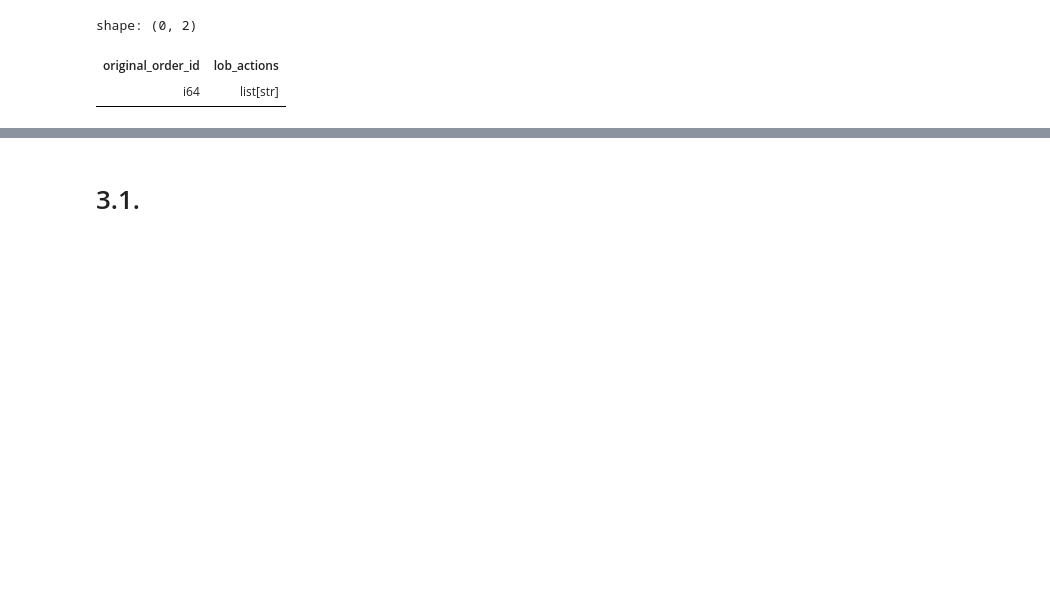
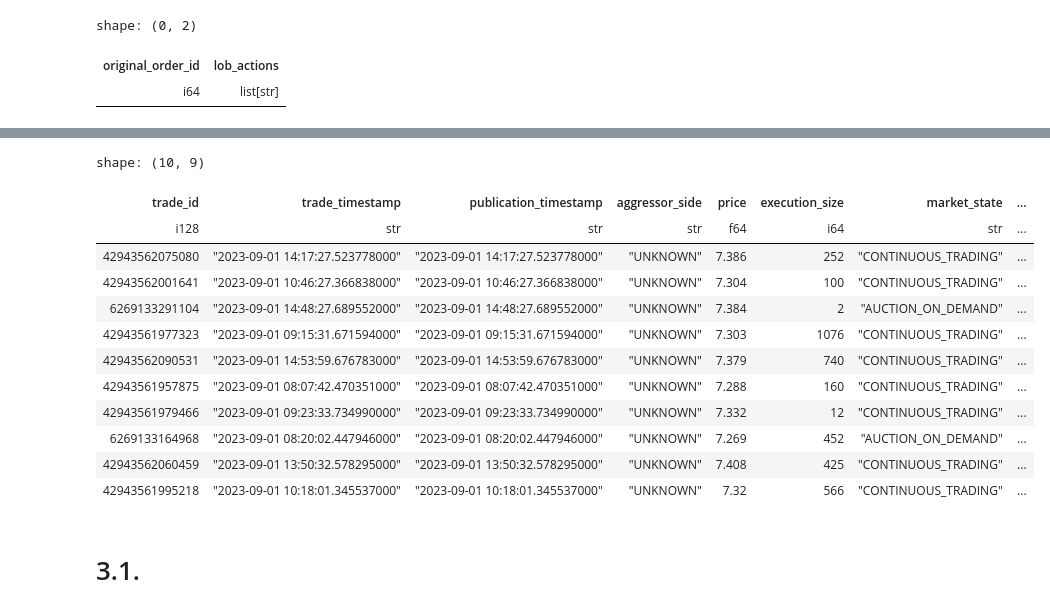
Before and after one commit to tsetsinaydenov/financial-data-science, a Jupyter notebook: main.ipynb, the cells around one changed output, grey strips where cells are left out. Saved outputs shown, nothing was run; the diff lists cells and outputs as text; code cells hidden in the pictures; blank space fills up the shorter version.

```diff
--- a/main.ipynb
+++ b/main.ipynb
@@ -149,3 +202,31 @@ orders_without_remove.collect().show(limit=20)
 shape: (0, 2)
 | original_order_id | lob_actions |
 | i64 | list[str] |
+# %%
+# Ideally, all trade_id's in the LOB would be found in the trades dataset,
+# but this does not seem to be the case:
+# I take all unique trade_id's in the LOB and I compare them against the trades dataset.
+# Interestingly, the relevant trade_ids are associated only aggressor_side = UNKNOWN.
+# Changing to from anti to inner join in trade_id_check will return BID and ASK only.
+trade_ids_unique = quotes_inc_eu.select(pl.col("trade_id")).unique()
+
+trade_id_check = trades_eu.join(
+    trade_ids_unique,
+    on="trade_id",
+    how="anti"
+)
+
+show_histogram(
+    df=trade_id_check,
+    column_name="trade_type",
+    x_label="Trade Types"
+)
+
+show_histogram(
+    df=trade_id_check,
+    column_name="aggressor_side",
+    x_label="Aggressor Side"
+)
+
+trade_id_check.collect().sample(10)
+# %% [output]
@@ -152,3 +235,16 @@ shape: (0, 2)
+shape: (10, 9)
+| trade_id | trade_timestamp | publication_timestamp | aggressor_side | price | execution_size | market_state | ... |
+| i128 | str | str | str | f64 | i64 | str | ... |
+| 42943562075080 | "2023-09-01 14:17:27.523778000" | "2023-09-01 14:17:27.523778000" | "UNKNOWN" | 7.386 | 252 | "CONTINUOUS_TRADING" | ... |
+| 42943562001641 | "2023-09-01 10:46:27.366838000" | "2023-09-01 10:46:27.366838000" | "UNKNOWN" | 7.304 | 100 | "CONTINUOUS_TRADING" | ... |
+| 6269133291104 | "2023-09-01 14:48:27.689552000" | "2023-09-01 14:48:27.689552000" | "UNKNOWN" | 7.384 | 2 | "AUCTION_ON_DEMAND" | ... |
+| 42943561977323 | "2023-09-01 09:15:31.671594000" | "2023-09-01 09:15:31.671594000" | "UNKNOWN" | 7.303 | 1076 | "CONTINUOUS_TRADING" | ... |
+| 42943562090531 | "2023-09-01 14:53:59.676783000" | "2023-09-01 14:53:59.676783000" | "UNKNOWN" | 7.379 | 740 | "CONTINUOUS_TRADING" | ... |
+| 42943561957875 | "2023-09-01 08:07:42.470351000" | "2023-09-01 08:07:42.470351000" | "UNKNOWN" | 7.288 | 160 | "CONTINUOUS_TRADING" | ... |
+| 42943561979466 | "2023-09-01 09:23:33.734990000" | "2023-09-01 09:23:33.734990000" | "UNKNOWN" | 7.332 | 12 | "CONTINUOUS_TRADING" | ... |
+| 6269133164968 | "2023-09-01 08:20:02.447946000" | "2023-09-01 08:20:02.447946000" | "UNKNOWN" | 7.269 | 452 | "AUCTION_ON_DEMAND" | ... |
+| 42943562060459 | "2023-09-01 13:50:32.578295000" | "2023-09-01 13:50:32.578295000" | "UNKNOWN" | 7.408 | 425 | "CONTINUOUS_TRADING" | ... |
+| 42943561995218 | "2023-09-01 10:18:01.345537000" | "2023-09-01 10:18:01.345537000" | "UNKNOWN" | 7.32 | 566 | "CONTINUOUS_TRADING" | ... |
 # %% [markdown]
 # 3.1.
 # %%
```
Also changed, not shown: parts of 19 cells of this notebook, 1 other file.
